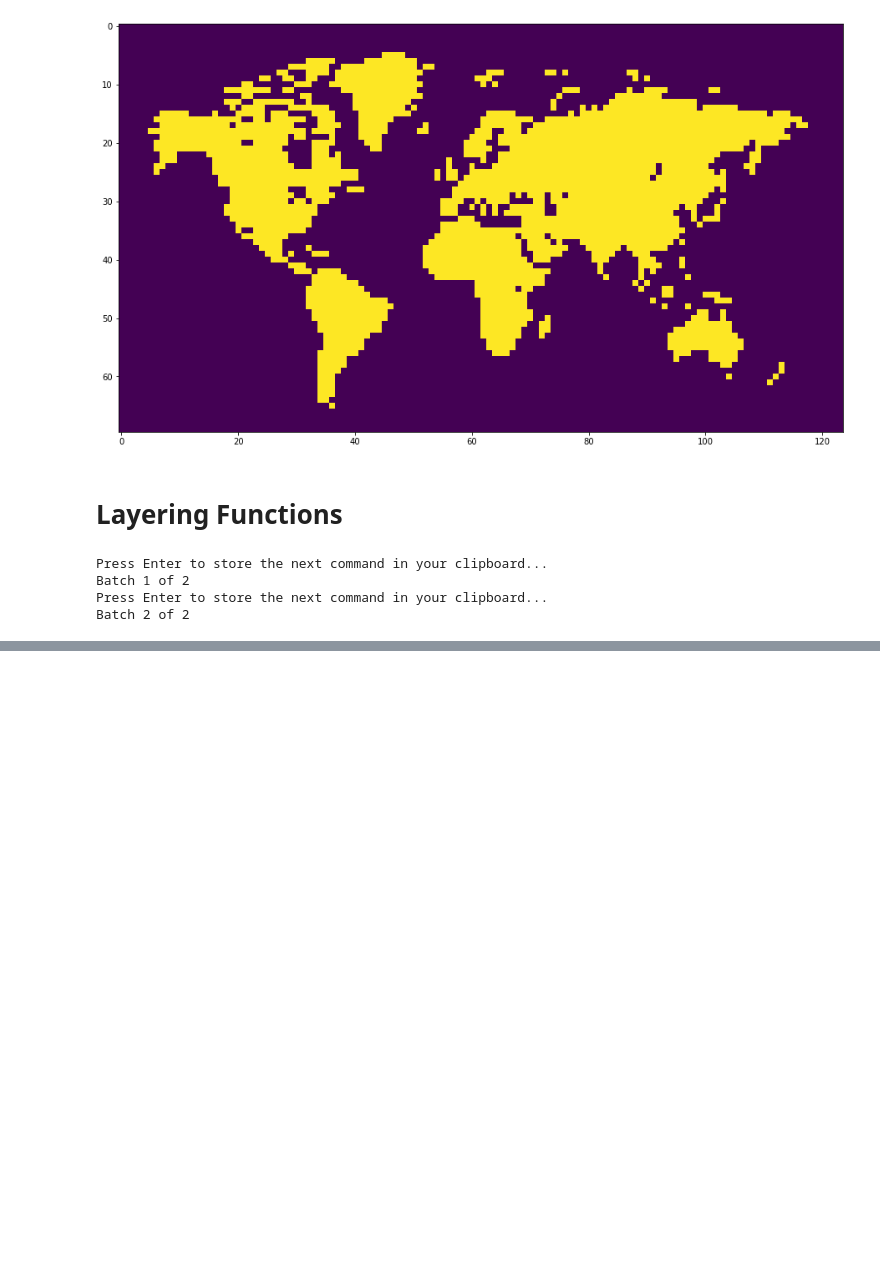
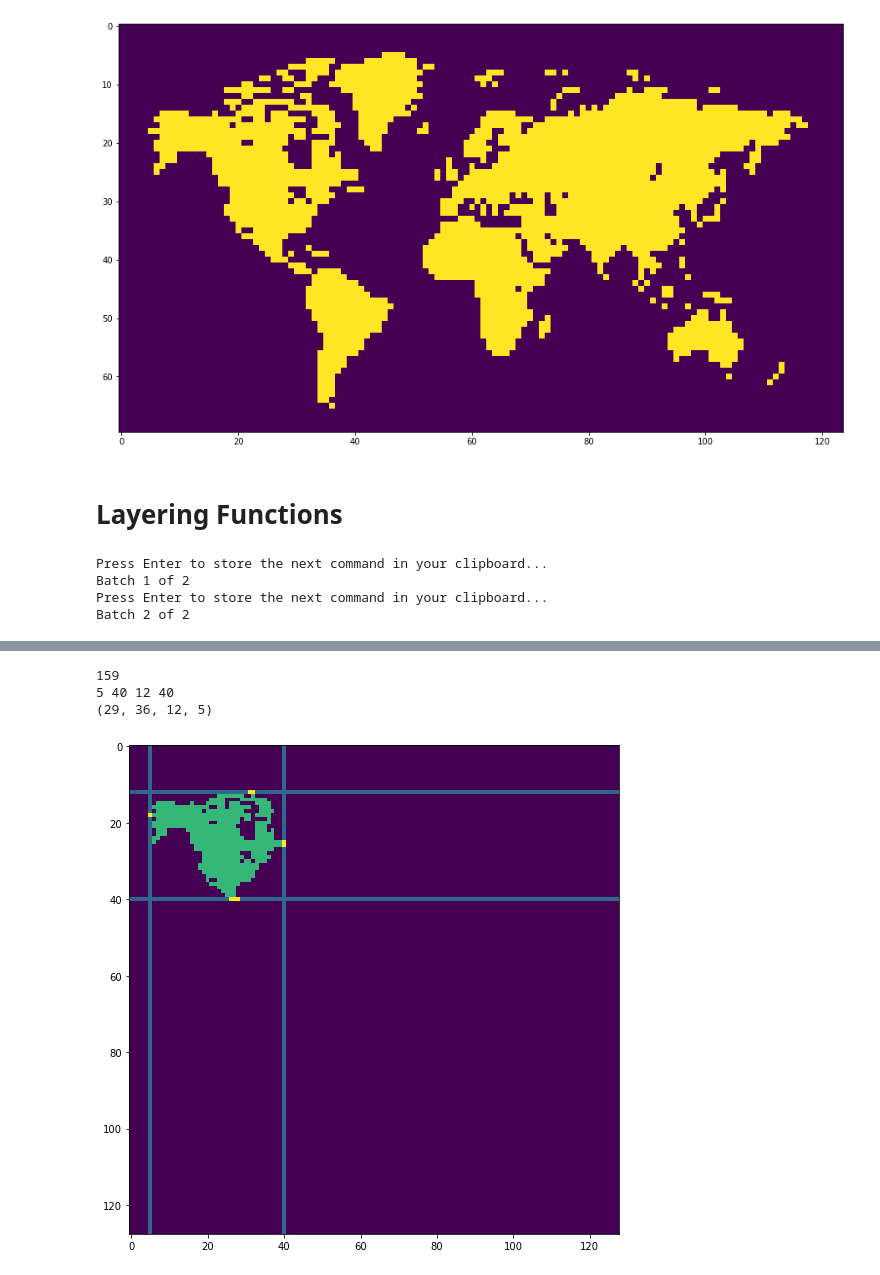
Before and after one commit to DavidResin/polycraft, a Jupyter notebook: heightmap/heightmap.ipynb, the cells around one changed output, grey strips where cells are left out. Drawn from its saved outputs; the diff is of its cells as text; code cells hidden in the pictures; blank space fills up the shorter version.

```diff
--- a/heightmap/heightmap.ipynb
+++ b/heightmap/heightmap.ipynb
@@ -1086,0 +1056,39 @@ plt.show()
+# %%
+l, n = label(heightmap)
+l = l[..., 1]
+print(n)
+
+component = (l[:, ::-1] == 20) * 2
+
+
+structure = [[0, 1, 0], [1, 1, 1], [0, 1, 0]]
+labeled, N = label(arr, structure)
+    #ret = []
+
+    #for idx in range(1, N):
+     #   component = (labeled == idx)
+j0, j1 = tuple(np.argwhere(np.any(component, axis=0))[[0, -1]].flatten().tolist())
+i0, i1 = tuple(np.argwhere(np.any(component, axis=1))[[0, -1]].flatten().tolist())
+
+       # ret.append((i1 - i0 + 1, j1 - j0 + 1, i0, j0))
+
+    #return ret
+print(j0, j1, i0, i1)
+
+temp = np.zeros(heightmap.shape[:2], dtype=bool)
+
+temp[i0, :] = 1
+temp[i1, :] = 1
+temp[:, j0] = 1
+temp[:, j1] = 1
+
+print((i1 - i0 + 1, j1 - j0 + 1, i0, j0))
+
+plt.figure(figsize=(16, 9))
+plt.imshow(component | temp)
+plt.show()
+# %% [output]
+159
+5 40 12 40
+(29, 36, 12, 5)
+[figure, added]
```
Also changed, not shown: parts of 16 cells of this notebook.
